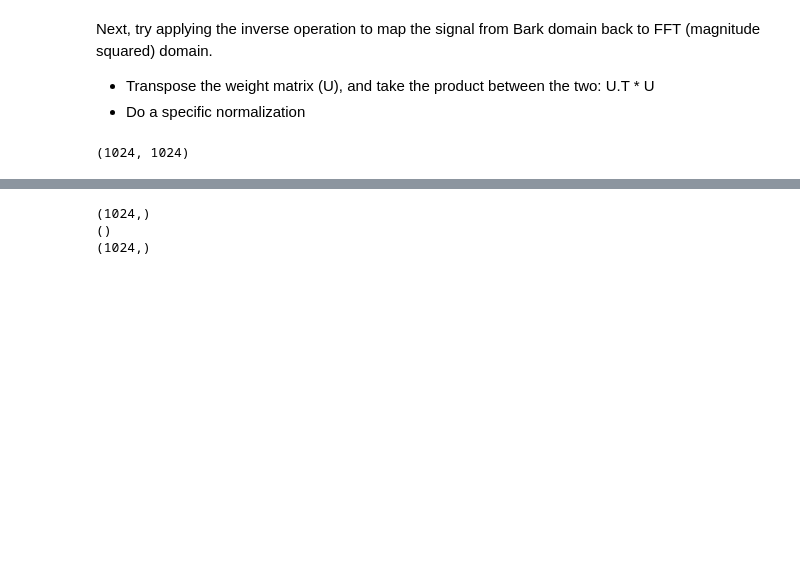
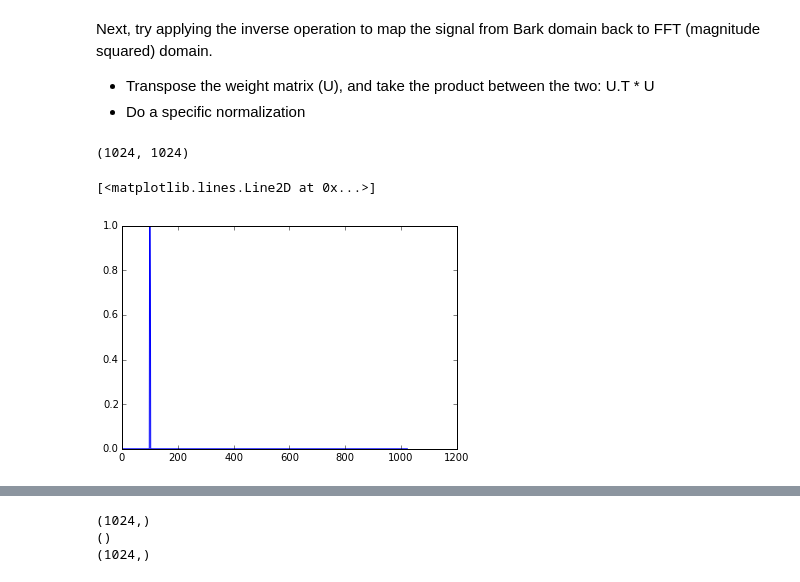
Before and after one commit to stephencwelch/Perceptual-Coding-In-Python, a Jupyter notebook: Explore Bark Domain.ipynb, the cells around one changed output, grey strips where cells are left out. Cells and saved outputs as stored; diff of their text form; code cells hidden in the pictures; blank space fills up the shorter version.

```diff
--- a/Explore Bark Domain.ipynb
+++ b/Explore Bark Domain.ipynb
@@ -498,3 +498,8 @@ Uu = np.dot(U[0:1024,:],(U[0:1024,:]).T)
 print Uu.shape
 # %% [output]
 (1024, 1024)
+# %%
+plot(Uu[100,:])
+# %% [output]
+[<matplotlib.lines.Line2D at 0x...>]
+[figure, added]
```
Also changed, not shown: parts of 32 cells of this notebook, 30 other files.
